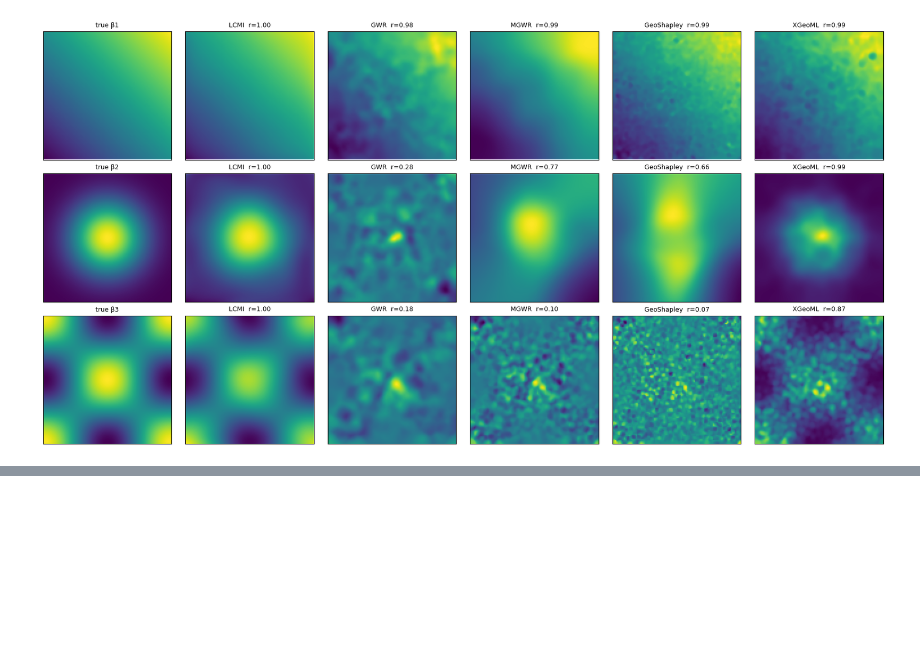
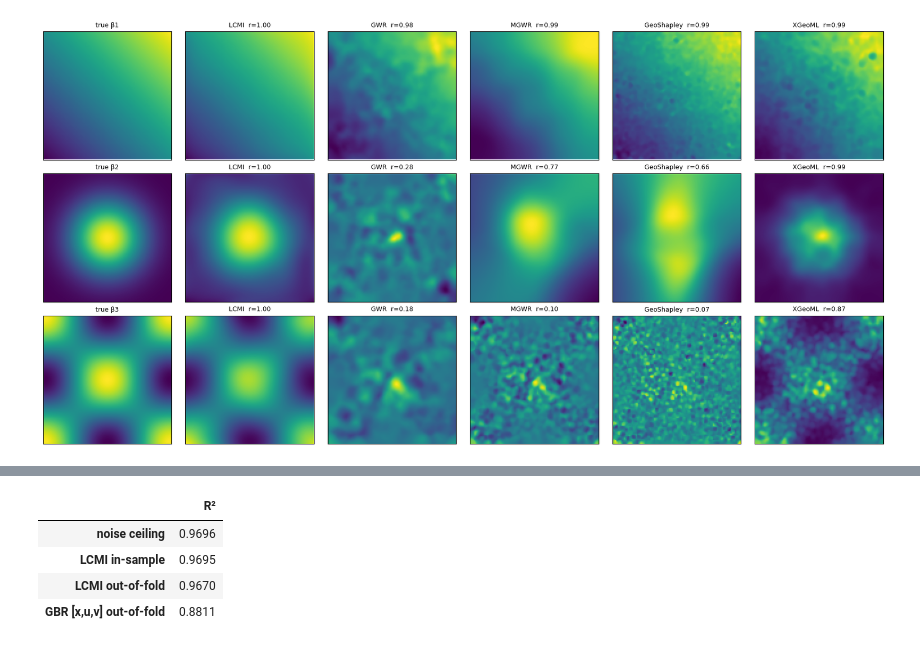
Before and after one commit to UrbanGISer/LCMI, a Jupyter notebook: notebooks/LCMI_examples.ipynb, the cells around one changed output, grey strips where cells are left out. Saved outputs shown, nothing was run; the diff lists cells and outputs as text; code cells hidden in the pictures; blank space fills up the shorter version.

```diff
--- a/notebooks/LCMI_examples.ipynb
+++ b/notebooks/LCMI_examples.ipynb
@@ -322,0 +333,32 @@ if RUN_BENCHMARK:
+# %%
+from sklearn.ensemble import GradientBoostingRegressor
+
+def r2(y, yhat):
+    return 1 - np.sum((y - yhat) ** 2) / np.sum((y - y.mean()) ** 2)
+
+def cv_compare(df, xs, n_folds=5, seed=0):
+    # out-of-fold R2 for LCMI (full refit per fold) and gradient boosting on [x, u, v]
+    fold = np.random.default_rng(seed).integers(0, n_folds, len(df))
+    y = df["y"].to_numpy()
+    oof_lcmi, oof_gbr = np.zeros(len(df)), np.zeros(len(df))
+    for k in range(n_folds):
+        tr, te = fold != k, fold == k
+        m = CMI(df[tr].reset_index(drop=True), u="u", v="v", y="y", xlist=xs, verbose=False).fit()
+        oof_lcmi[te] = m.predict(df[te])
+        gbr = GradientBoostingRegressor(n_estimators=300, max_depth=5, random_state=0)
+        gbr.fit(df.loc[tr, xs + ["u", "v"]], y[tr])
+        oof_gbr[te] = gbr.predict(df.loc[te, xs + ["u", "v"]])
+    return r2(y, oof_lcmi), r2(y, oof_gbr)
+
+signal = (syn.beta1 * syn.x1 + syn.beta2 * np.sin(np.pi * syn.x2) + syn.beta3 * syn.x3 ** 2).to_numpy()
+oos_lcmi, oos_gbr = cv_compare(syn, XS)
+pd.Series({"noise ceiling": r2(syn.y.to_numpy(), signal),
+           "LCMI in-sample": m_syn.result.meta["r2_vc"],
+           "LCMI out-of-fold": oos_lcmi,
+           "GBR [x,u,v] out-of-fold": oos_gbr}).round(4).to_frame("R²")
+# %% [output]
+|  | R² |
+| noise ceiling | 0.9696 |
+| LCMI in-sample | 0.9695 |
+| LCMI out-of-fold | 0.9670 |
+| GBR [x,u,v] out-of-fold | 0.8811 |
```
Also changed, not shown: parts of 10 cells of this notebook, 4 other files.
